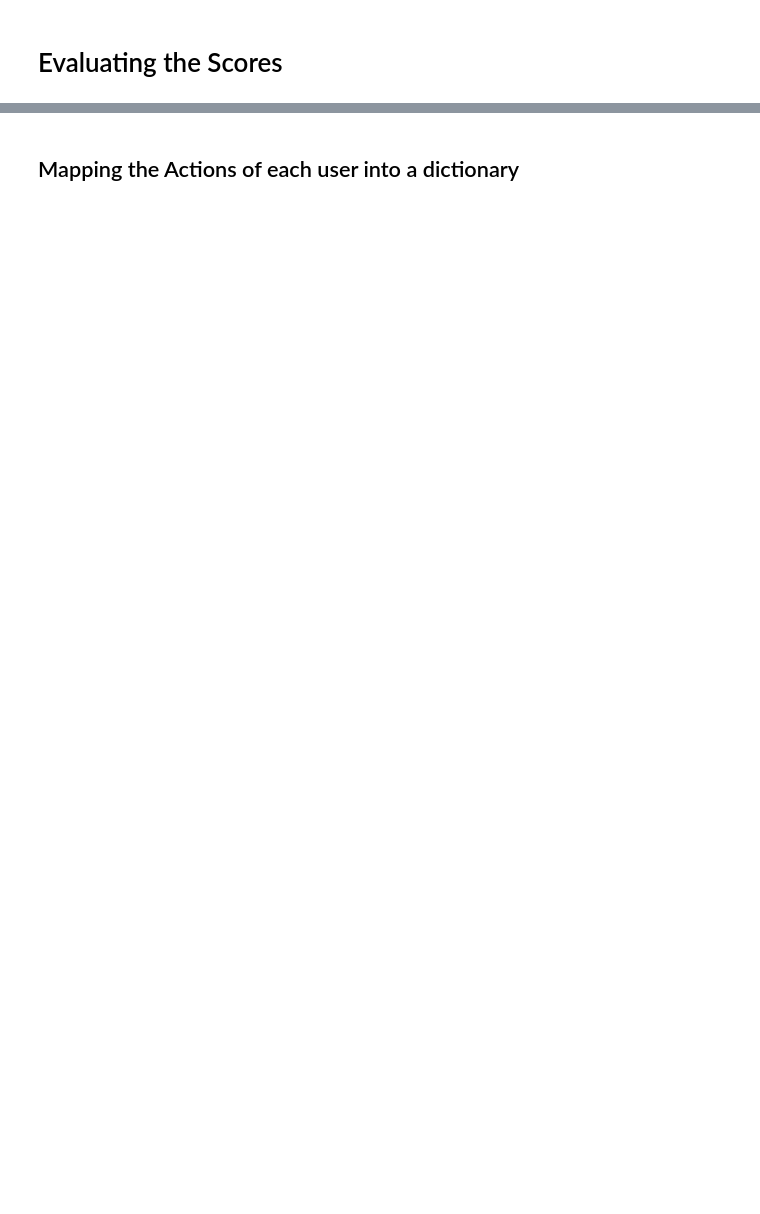
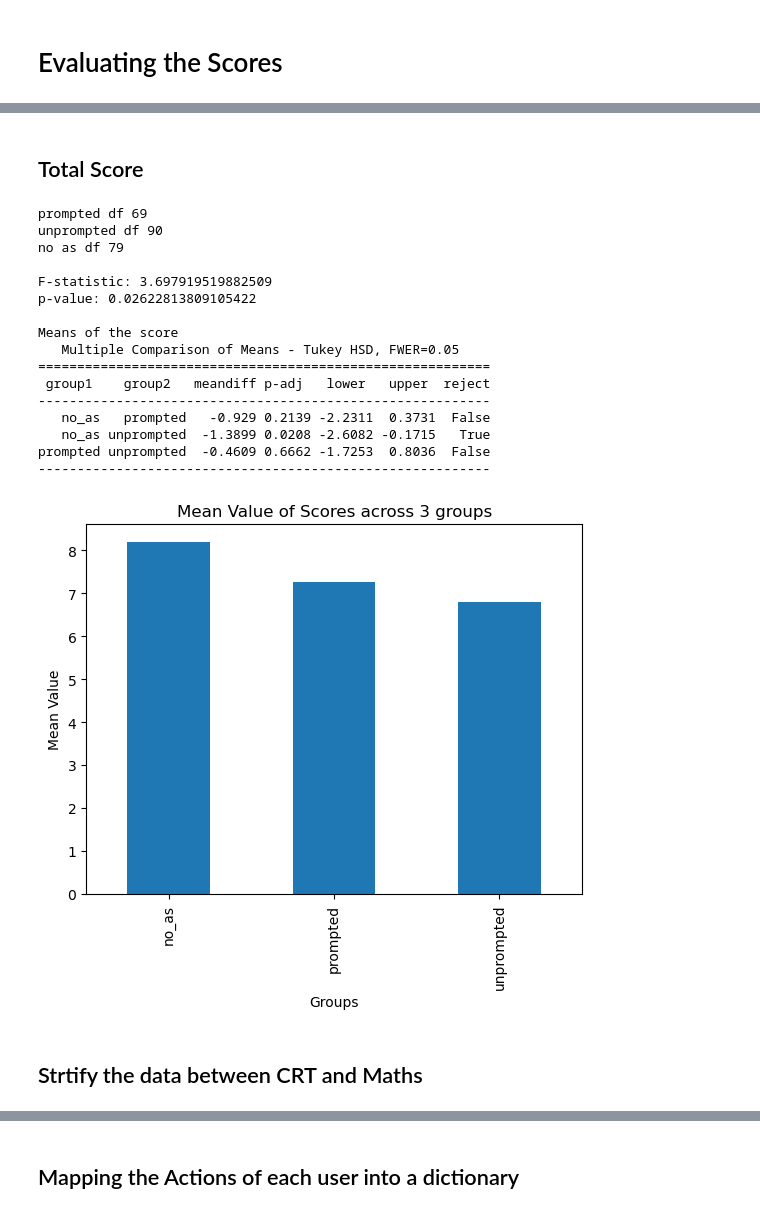
Before and after one commit to AmritaCSN/Malavika_Anand_Major-Investigating-the-effect-of-unprompted-ai-Assistance-on-users-cognitive-ability, a Jupyter notebook: analysis_clean.ipynb, the cells around one changed output, grey strips where cells are left out. Saved outputs shown, nothing was run; the diff lists cells and outputs as text; code cells hidden in the pictures; blank space fills up the shorter version.

```diff
--- a/analysis_clean.ipynb
+++ b/analysis_clean.ipynb
@@ -2,11 +2,15 @@
 # Evaluating the Scores
 # %%
 import pandas as pd
+import numpy as np
 import os
 import cleanup as cl
+import seaborn as sns
+%load_ext autoreload
+%autoreload 2
 
 df_questions_table = pd.read_csv('data/questions.csv')
-df_prompted_table = pd.read_csv('data/prompted.csv',index_col='id', low_memory=False)
+df_prompted_table = pd.read_csv('data/prompted.csv', low_memory=False)
 df_unprompted_table = pd.read_csv('data/unprompted.csv',low_memory=False)
 df_no_assistance_table = pd.read_csv('data/noassistance.csv',low_memory=False)
 df_feedback_ques = pd.read_csv('data/feedback.csv',low_memory=False)
@@ -116,0 +19,5 @@ prompted_filtered_df
+# %%
+low=60; high =1500
+prompted_df = cl.cleanup_data(df_prompted_table, low, high)
+unprompted_df = cl.cleanup_data(df_unprompted_table, low, high)
+no_as_df = cl.cleanup_data(df_no_assistance_table, low, high)
@@ -116,0 +76,24 @@ prompted_filtered_df
+# %% [markdown]
+## Total Score
+# %%
+cl.stats(no_as_df, prompted_df, unprompted_df)
+# %% [output]
+prompted df 69
+unprompted df 90
+no as df 79
+
+F-statistic: 3.697919519882509
+p-value: 0.02622813809105422
+
+Means of the score
+   Multiple Comparison of Means - Tukey HSD, FWER=0.05
+==========================================================
+ group1    group2   meandiff p-adj   lower   upper  reject
+----------------------------------------------------------
+   no_as   prompted   -0.929 0.2139 -2.2311  0.3731  False
+   no_as unprompted  -1.3899 0.0208 -2.6082 -0.1715   True
+prompted unprompted  -0.4609 0.6662 -1.7253  0.8036  False
+----------------------------------------------------------
+[figure, added]
+# %% [markdown]
+## Strtify the data between CRT and Maths
```
Also changed, not shown: parts of 113 cells of this notebook, 1 other file.
